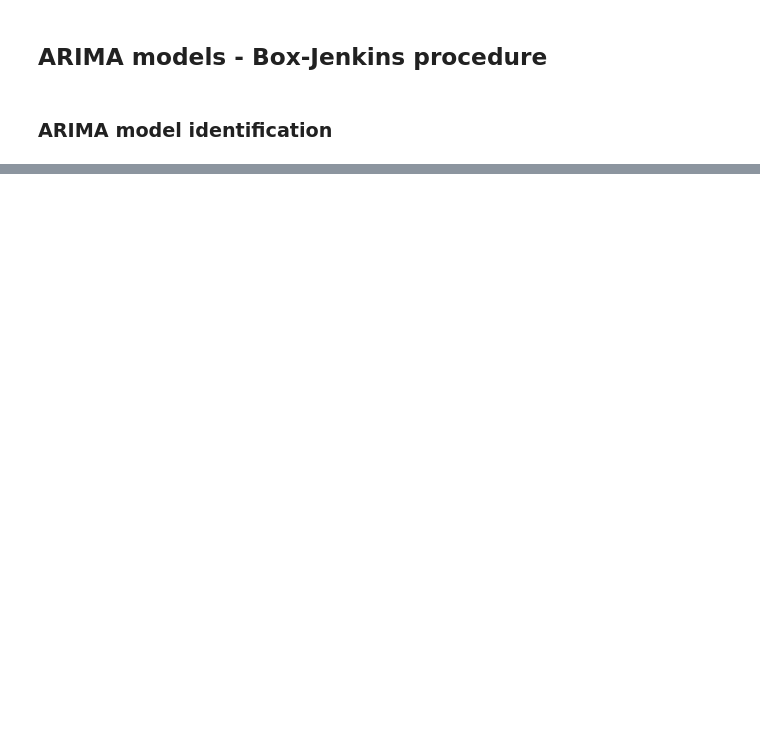
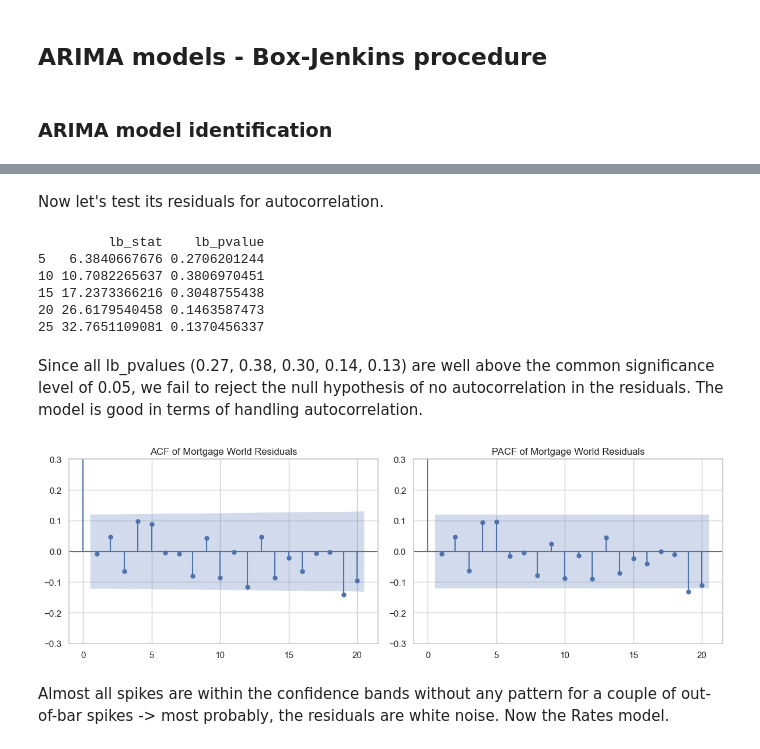
Before and after one commit to asmisiak/TSA_project, a Jupyter notebook: TSA_project.ipynb, the cells around one changed output, grey strips where cells are left out. Saved outputs shown, nothing was run; the diff lists cells and outputs as text; code cells hidden in the pictures; blank space fills up the shorter version.

Commit message:
ARIMA try 2

```diff
--- a/TSA_project.ipynb
+++ b/TSA_project.ipynb
@@ -139,9 +137,6 @@ data[['mortgage_world', 'rates_world']].plot(figsize=(12, 6), title='air conditi
 plt.show()
 # %% [output]
 [figure]
-# %%
-data['d_mortgage_world'] = data['mortgage_world'].diff()
-data['d_rates_world'] = data['rates_world'].diff()
 # %% [markdown]
 ***
 # %% [markdown]
@@ -908,7 +895,14 @@ As per above, the difference in augmentations needed to conclude that to conclud
 Now let's determine r & q firstly for mortgages differences. Its ACF Plot above shows a significant spike at lag 1 and then appears to cut off immediately => might be MA(1), so q=1. PACF Plot shows a significant spike at lag 1 and then also appears to cut off => AR(1) & p=1. ARIMA (1,1,1)
 As for interest rates differences, its ACF Plot shows a significant spike at lag 1. The spike at lag 2 is borderline => let's try MA(1). PACF Plot shows a significant spike at lag 1 and then also cuts off => AR(1). So final ARIMA (1,1,1)
 # %%
-model = ARIMA(data['d_mortgage_world'].dropna(), order=(1,1,1))
-results = model.fit()
+series_to_model_mortgage = data['mortgage_world'].astype(float).dropna().sort_index()
+series_as_numpy = series_to_model_mortgage.values
+
+# Define and Fit the ARIMA model
+arimaM111 = ARIMA(series_as_numpy, order=(1,1,1))
+results_M111 = arimaM111.fit()
+
+# Print the model summary
+print("\n ARIMA Model Summary")
 print(results.summary())
 # %% [output]
@@ -915,0 +926,35 @@ TypeError: issubclass() arg 2 must be a class or tuple of classes
+# %% [markdown]
+Now let's test its residuals for autocorrelation.
+# %%
+ljung_test = acorr_ljungbox(results_M111.resid, lags=[5, 10, 15, 20, 25], return_df=True)
+print(ljung_test)
+# %% [output]
+         lb_stat    lb_pvalue
+5   6.3840667676 0.2706201244
+10 10.7082265637 0.3806970451
+15 17.2373366216 0.3048755438
+20 26.6179540458 0.1463587473
+25 32.7651109081 0.1370456337
+# %% [markdown]
+Since all lb_pvalues (0.27, 0.38, 0.30, 0.14, 0.13) are well above the common significance level of 0.05, we fail to reject the null hypothesis of no autocorrelation in the residuals. The model is good in terms of handling autocorrelation.
+# %%
+fig, axes = plt.subplots(1, 2, figsize=(12, 4))
+
+# Autocorrelation plot for MORTGAGE_WORLD residuals
+# Use 'results.resid' to access the residuals of your fitted mortgage_world model
+plot_acf(results_M111.resid, lags=20, ax=axes[0])
+axes[0].set_title("ACF of Mortgage World Residuals")
+axes[0].set_ylim([-0.3, 0.3]) # Limiting y-axis helps to see small deviations
+
+# Partial autocorrelation plot for MORTGAGE_WORLD residuals
+# Use 'results.resid' here too
+plot_pacf(results_M111.resid, lags=20, ax=axes[1])
+axes[1].set_title("PACF of Mortgage World Residuals")
+axes[1].set_ylim([-0.3, 0.3]) # Limiting y-axis helps to see small deviations
+
+plt.tight_layout() # Adjusts plot params for a tight layout
+plt.show()
+# %% [output]
+[figure, added]
+# %% [markdown]
+Almost all spikes are within the confidence bands without any pattern for a couple of out-of-bar spikes -> most probably, the residuals are white noise. Now the Rates model.
```
Also changed, not shown: parts of 21 cells of this notebook.
